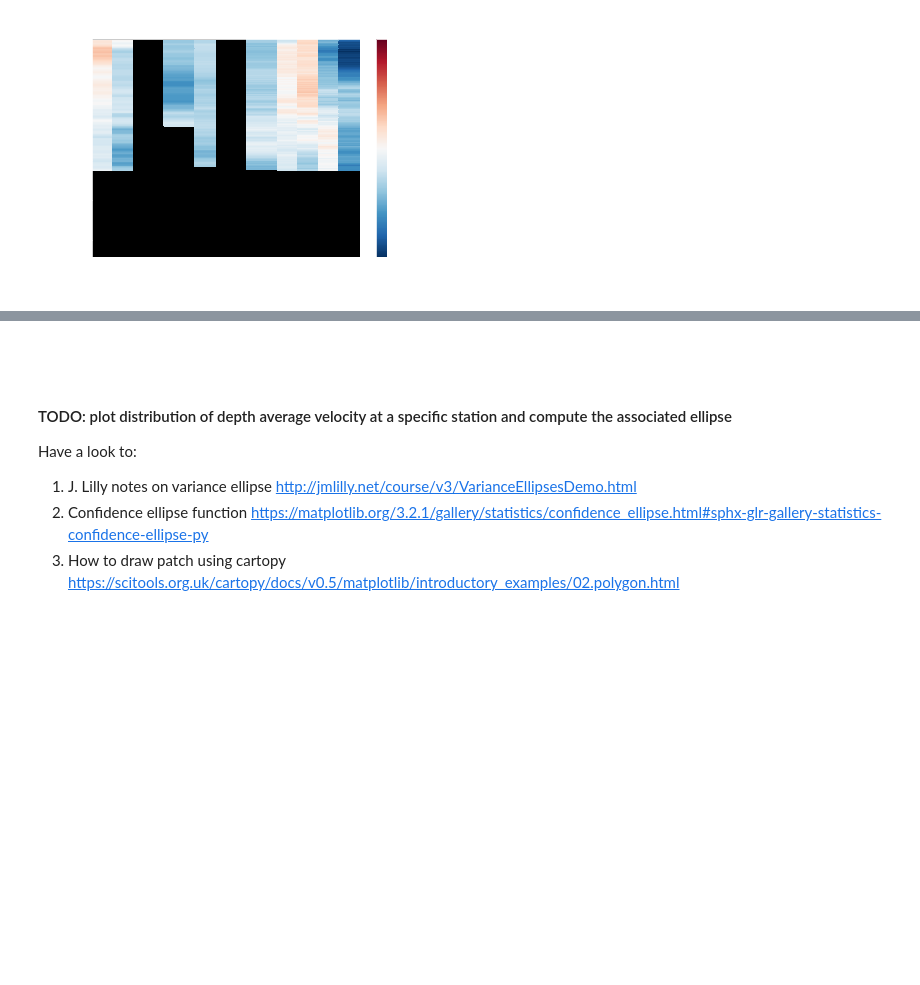
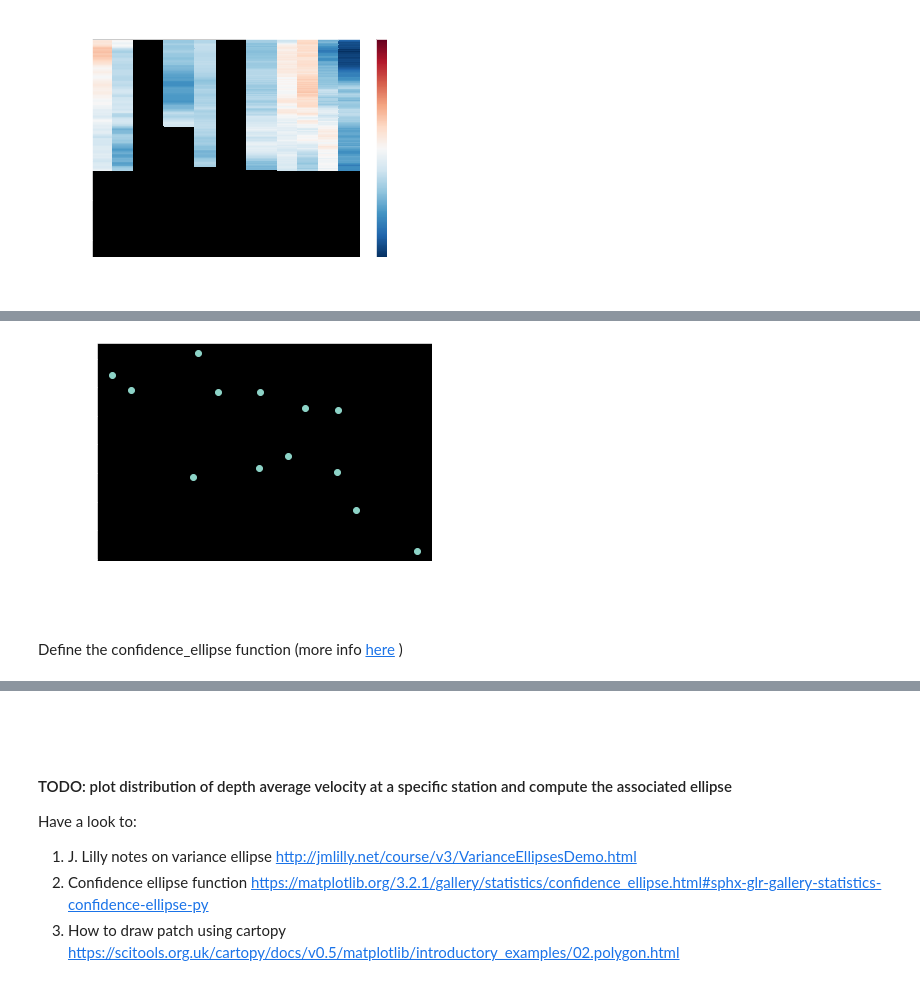
Before and after one commit to lhoupert/analysis_eel_data, a Jupyter notebook: notebooks/01c_Plot_map_with_meancurrentellipse.ipynb, the cells around one changed output, grey strips where cells are left out. Drawn from its saved outputs; the diff is of its cells as text; code cells hidden in the pictures; blank space fills up the shorter version.

```diff
--- a/notebooks/01c_Plot_map_with_meancurrentellipse.ipynb
+++ b/notebooks/01c_Plot_map_with_meancurrentellipse.ipynb
@@ -343,10 +178,10 @@ da.V.sel(Year=2017).plot(y='Depth', yincrease=False)
 Plot evolution of Velocity profile at station E
 # %%
 # Extra Refdist value associated with Station E
-distSTA = da.Refdist.values[da.Staname.values=='E'][0]
+staE = da.refdist.values[da.Staname.values=='E'][0]
 
 # Plot
-da.V.sel(Refdist=distSTA,Year=slice('2004','2017')).plot(y='Depth', yincrease=False)
+da.V.sel(refdist=staE,year=slice('2004','2017')).plot(y='depth', yincrease=False)
 # %% [output]
 <matplotlib.collections.QuadMesh at 0x...>
 [figure]
@@ -352,0 +192,8 @@ da.V.sel(Refdist=distSTA,Year=slice('2004','2017')).plot(y='Depth', yincrease=Fa
+# %%
+daMean=da.mean(dim='depth')
+sc = daMean.sel(refdist=staE).plot.scatter(x='U',y='V')
+# %% [output]
+[figure, added]
+# %% [markdown]
+\
+Define the confidence_ellipse function (more info [here](https://matplotlib.org/3.2.1/gallery/statistics/confidence_ellipse.html#sphx-glr-gallery-statistics-confidence-ellipse-py) )
```
Also changed, not shown: parts of 54 cells of this notebook, 1 other file.
